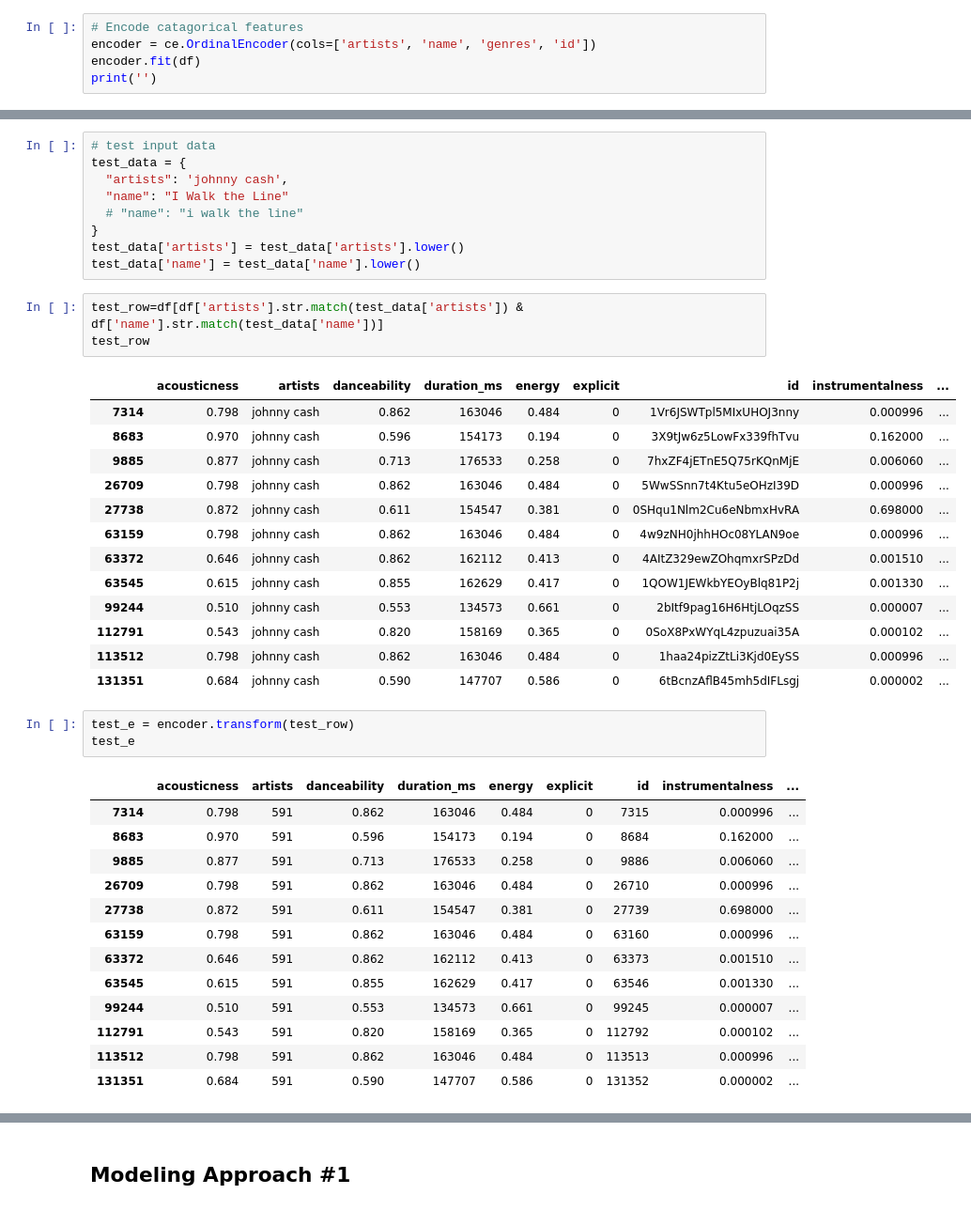
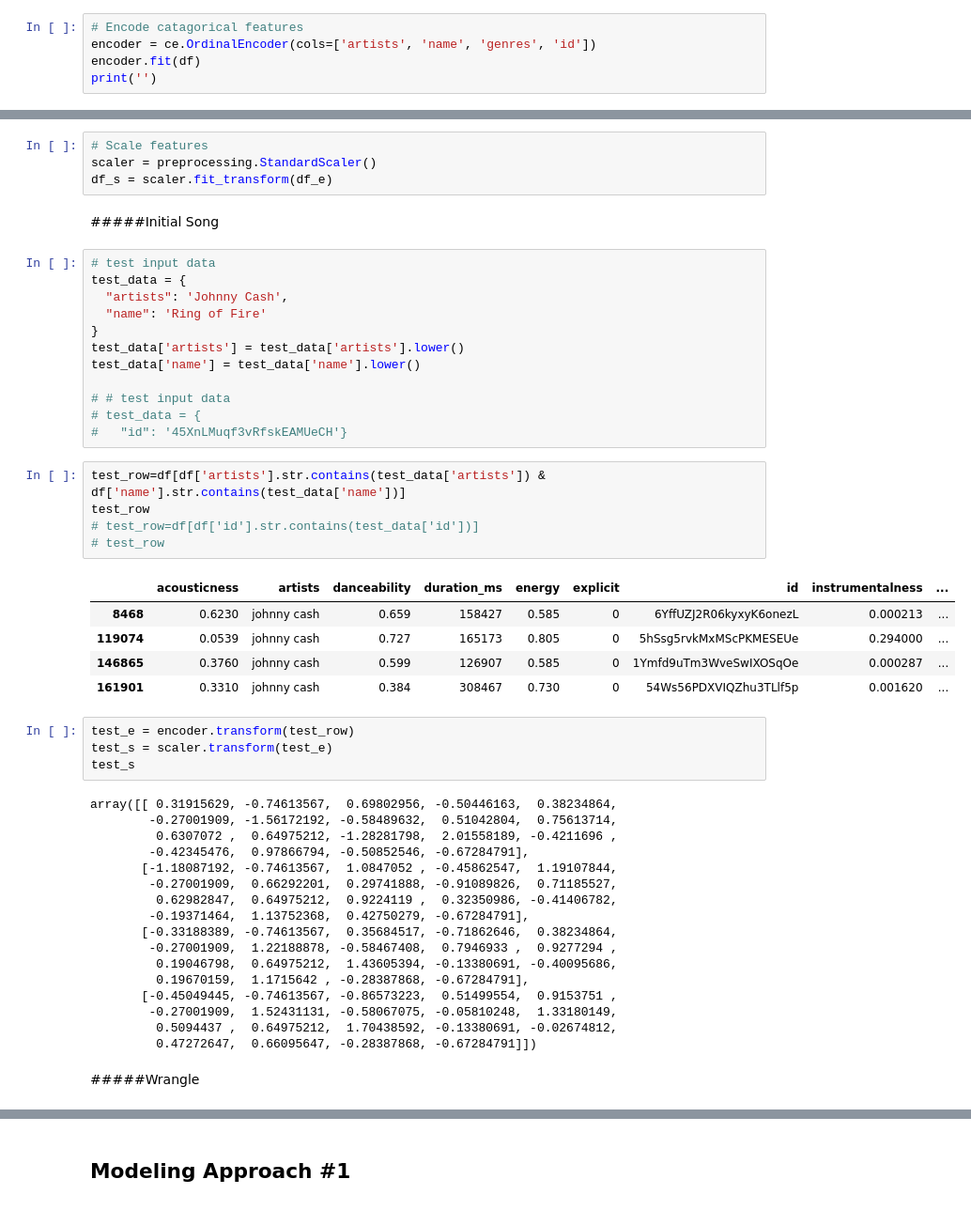
Before and after one commit to tt-dspt-200/song-suggester, a Jupyter notebook: 01_SW_Model_Development.ipynb, the cells around one changed output, grey strips where cells are left out. Shown at 94% size. Cells and saved outputs as stored; diff of their text form.

```diff
--- a/01_SW_Model_Development.ipynb
+++ b/01_SW_Model_Development.ipynb
@@ -349,46 +386,55 @@ valence             float64
 year                  int64
 genres                int64
 dtype: object
+# %%
+# Scale features
+scaler = preprocessing.StandardScaler()
+df_s = scaler.fit_transform(df_e)
+# %% [markdown]
+#####Initial Song
 # %%
 # test input data
 test_data = {
-  "artists": 'johnny cash',
-  "name": "I Walk the Line"
-  # "name": "i walk the line"
+  "artists": 'Johnny Cash',
+  "name": 'Ring of Fire'
 }
 test_data['artists'] = test_data['artists'].lower()
 test_data['name'] = test_data['name'].lower()
+
+# # test input data
+# test_data = {
+#   "id": '45XnLMuqf3vRfskEAMUeCH'}
 # %%
-test_row=df[df['artists'].str.match(test_data['artists']) & df['name'].str.match(test_data['name'])]
+test_row=df[df['artists'].str.contains(test_data['artists']) & df['name'].str.contains(test_data['name'])]
 test_row
+# test_row=df[df['id'].str.contains(test_data['id'])]
+# test_row
 # %% [output]
 |  | acousticness | artists | danceability | duration_ms | energy | explicit | id | instrumentalness | ... |
-| 7314 | 0.798 | johnny cash | 0.862 | 163046 | 0.484 | 0 | 1Vr6JSWTpl5MIxUHOJ3nny | 0.000996 | ... |
-| 8683 | 0.970 | johnny cash | 0.596 | 154173 | 0.194 | 0 | 3X9tJw6z5LowFx339fhTvu | 0.162000 | ... |
-| 9885 | 0.877 | johnny cash | 0.713 | 176533 | 0.258 | 0 | 7hxZF4jETnE5Q75rKQnMjE | 0.006060 | ... |
-| 26709 | 0.798 | johnny cash | 0.862 | 163046 | 0.484 | 0 | 5WwSSnn7t4Ktu5eOHzI39D | 0.000996 | ... |
-| 27738 | 0.872 | johnny cash | 0.611 | 154547 | 0.381 | 0 | 0SHqu1Nlm2Cu6eNbmxHvRA | 0.698000 | ... |
-| 63159 | 0.798 | johnny cash | 0.862 | 163046 | 0.484 | 0 | 4w9zNH0jhhHOc08YLAN9oe | 0.000996 | ... |
-| 63372 | 0.646 | johnny cash | 0.862 | 162112 | 0.413 | 0 | 4AItZ329ewZOhqmxrSPzDd | 0.001510 | ... |
-| 63545 | 0.615 | johnny cash | 0.855 | 162629 | 0.417 | 0 | 1QOW1JEWkbYEOyBlq81P2j | 0.001330 | ... |
-| 99244 | 0.510 | johnny cash | 0.553 | 134573 | 0.661 | 0 | 2bItf9pag16H6HtjLOqzSS | 0.000007 | ... |
-| 112791 | 0.543 | johnny cash | 0.820 | 158169 | 0.365 | 0 | 0SoX8PxWYqL4zpuzuai35A | 0.000102 | ... |
-| 113512 | 0.798 | johnny cash | 0.862 | 163046 | 0.484 | 0 | 1haa24pizZtLi3Kjd0EySS | 0.000996 | ... |
-| 131351 | 0.684 | johnny cash | 0.590 | 147707 | 0.586 | 0 | 6tBcnzAflB45mh5dIFLsgj | 0.000002 | ... |
+| 8468 | 0.6230 | johnny cash | 0.659 | 158427 | 0.585 | 0 | 6YffUZJ2R06kyxyK6onezL | 0.000213 | ... |
+| 119074 | 0.0539 | johnny cash | 0.727 | 165173 | 0.805 | 0 | 5hSsg5rvkMxMScPKMESEUe | 0.294000 | ... |
+| 146865 | 0.3760 | johnny cash | 0.599 | 126907 | 0.585 | 0 | 1Ymfd9uTm3WveSwIXOSqOe | 0.000287 | ... |
+| 161901 | 0.3310 | johnny cash | 0.384 | 308467 | 0.730 | 0 | 54Ws56PDXVIQZhu3TLlf5p | 0.001620 | ... |
 # %%
 test_e = encoder.transform(test_row)
-test_e
+test_s = scaler.transform(test_e)
+test_s
 # %% [output]
-|  | acousticness | artists | danceability | duration_ms | energy | explicit | id | instrumentalness | ... |
-| 7314 | 0.798 | 591 | 0.862 | 163046 | 0.484 | 0 | 7315 | 0.000996 | ... |
-| 8683 | 0.970 | 591 | 0.596 | 154173 | 0.194 | 0 | 8684 | 0.162000 | ... |
-| 9885 | 0.877 | 591 | 0.713 | 176533 | 0.258 | 0 | 9886 | 0.006060 | ... |
-| 26709 | 0.798 | 591 | 0.862 | 163046 | 0.484 | 0 | 26710 | 0.000996 | ... |
-| 27738 | 0.872 | 591 | 0.611 | 154547 | 0.381 | 0 | 27739 | 0.698000 | ... |
-| 63159 | 0.798 | 591 | 0.862 | 163046 | 0.484 | 0 | 63160 | 0.000996 | ... |
-| 63372 | 0.646 | 591 | 0.862 | 162112 | 0.413 | 0 | 63373 | 0.001510 | ... |
-| 63545 | 0.615 | 591 | 0.855 | 162629 | 0.417 | 0 | 63546 | 0.001330 | ... |
-| 99244 | 0.510 | 591 | 0.553 | 134573 | 0.661 | 0 | 99245 | 0.000007 | ... |
-| 112791 | 0.543 | 591 | 0.820 | 158169 | 0.365 | 0 | 112792 | 0.000102 | ... |
-| 113512 | 0.798 | 591 | 0.862 | 163046 | 0.484 | 0 | 113513 | 0.000996 | ... |
-| 131351 | 0.684 | 591 | 0.590 | 147707 | 0.586 | 0 | 131352 | 0.000002 | ... |
+array([[ 0.31915629, -0.74613567,  0.69802956, -0.50446163,  0.38234864,
+        -0.27001909, -1.56172192, -0.58489632,  0.51042804,  0.75613714,
+         0.6307072 ,  0.64975212, -1.28281798,  2.01558189, -0.4211696 ,
+        -0.42345476,  0.97866794, -0.50852546, -0.67284791],
+       [-1.18087192, -0.74613567,  1.0847052 , -0.45862547,  1.19107844,
+        -0.27001909,  0.66292201,  0.29741888, -0.91089826,  0.71185527,
+         0.62982847,  0.64975212,  0.9224119 ,  0.32350986, -0.41406782,
+        -0.19371464,  1.13752368,  0.42750279, -0.67284791],
+       [-0.33188389, -0.74613567,  0.35684517, -0.71862646,  0.38234864,
+        -0.27001909,  1.22188878, -0.58467408,  0.7946933 ,  0.9277294 ,
+         0.19046798,  0.64975212,  1.43605394, -0.13380691, -0.40095686,
+         0.19670159,  1.1715642 , -0.28387868, -0.67284791],
+       [-0.45049445, -0.74613567, -0.86573223,  0.51499554,  0.9153751 ,
+        -0.27001909,  1.52431131, -0.58067075, -0.05810248,  1.33180149,
+         0.5094437 ,  0.64975212,  1.70438592, -0.13380691, -0.02674812,
+         0.47272647,  0.66095647, -0.28387868, -0.67284791]])
+# %% [markdown]
+#####Wrangle
```
Also changed, not shown: parts of 32 cells of this notebook.
